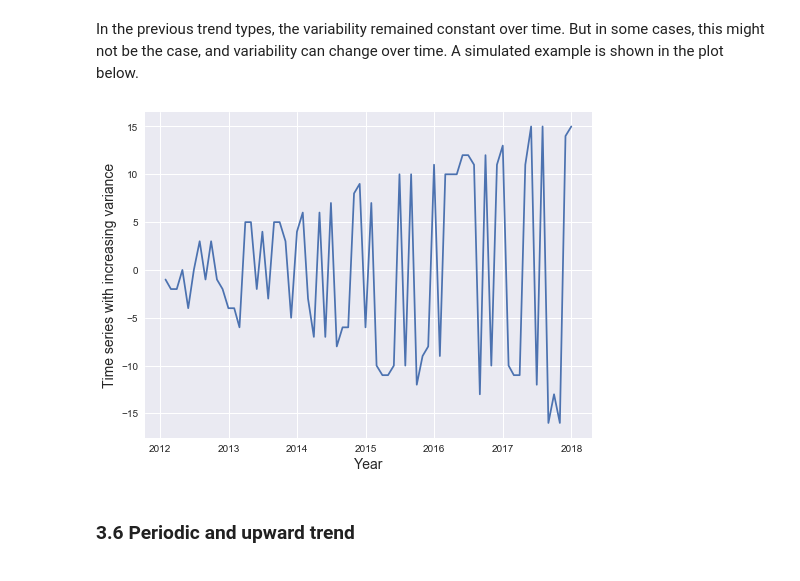
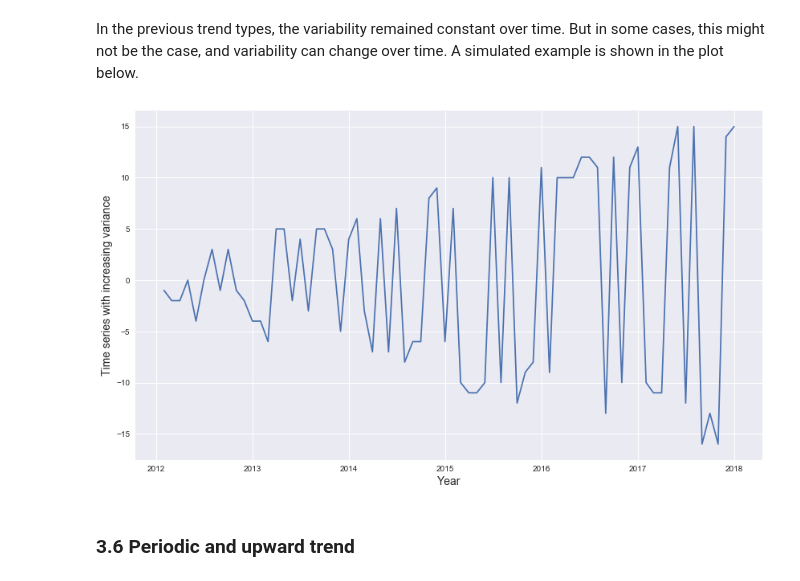
Before and after one commit to BillyPittman1993/ml-time-series-analysis-staff, a Jupyter notebook: Introduction to Time Series Analysis.ipynb, the cells around one changed output. Drawn from its saved outputs; the diff is of its cells as text; code cells hidden in the pictures.

```diff
--- a/Introduction to Time Series Analysis.ipynb
+++ b/Introduction to Time Series Analysis.ipynb
@@ -150,24 +148,24 @@ In the previous trend types, the variability remained constant over time. But in
 # %%
 # generated data
 years = pd.date_range('2012-01', periods=72, freq="M")
 index = pd.DatetimeIndex(years)
 
 np.random.seed(3456)
 sales= np.random.randint(-4, high=4, size=72)
 
 add = np.where(sales>0, 1, -1)
 bigger = np.array([0,0,0,0,0,0,0,0,0,1,1,1,1,2,2,2,2,2,2,2,2,2,3,3,
                    3,3,3,3,4,4,5,5,6,6,6,6,6,7,7,7,7,7,7,8,8,8,8,8,8,8,
                    9,9,9,9,9,9,9,9,10,10,10,10,10,10,12,12,12,12,12,12,12,12])
 data = pd.Series(sales+add*bigger, index=index)
 
-fig = plt.figure(figsize=(8,6))
+fig = plt.figure(figsize=(14,8))
 plt.plot(data)
 plt.ylabel("Time series with increasing variance", fontsize=14)
 plt.xlabel("Year", fontsize=14)
 plt.show()
 # %% [output]
-[figure, old version]
+[figure, new version]
 # %% [markdown]
 ### 3.6 Periodic and upward trend
 # %% [markdown]
```
Also changed, not shown: parts of 11 cells of this notebook.
